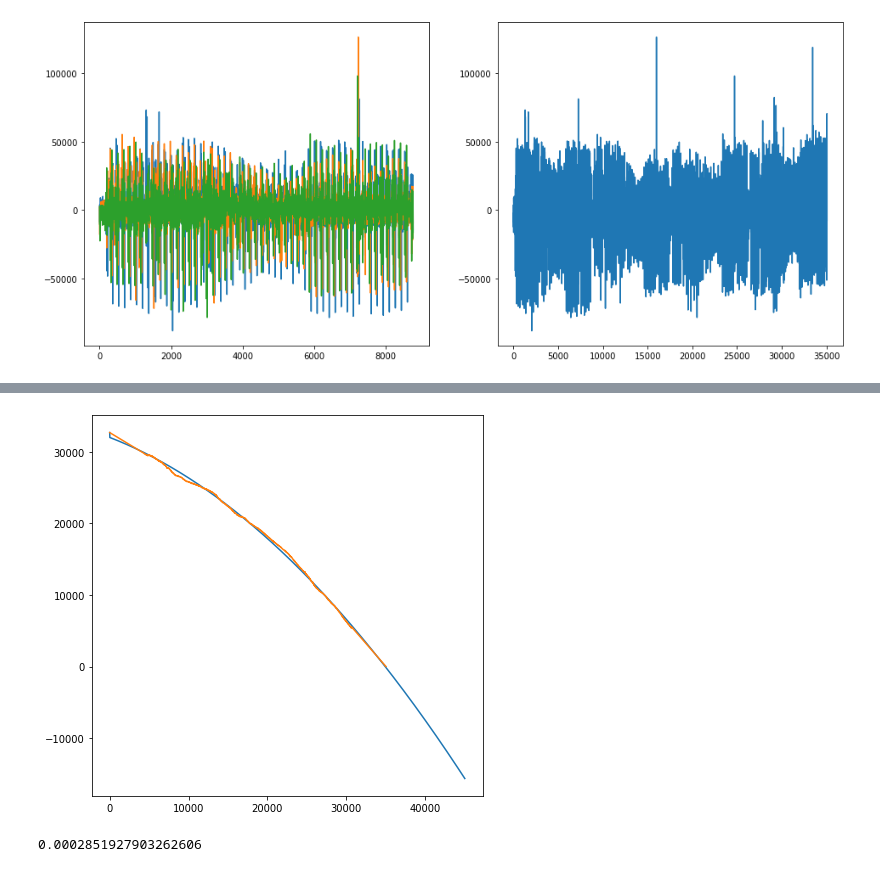
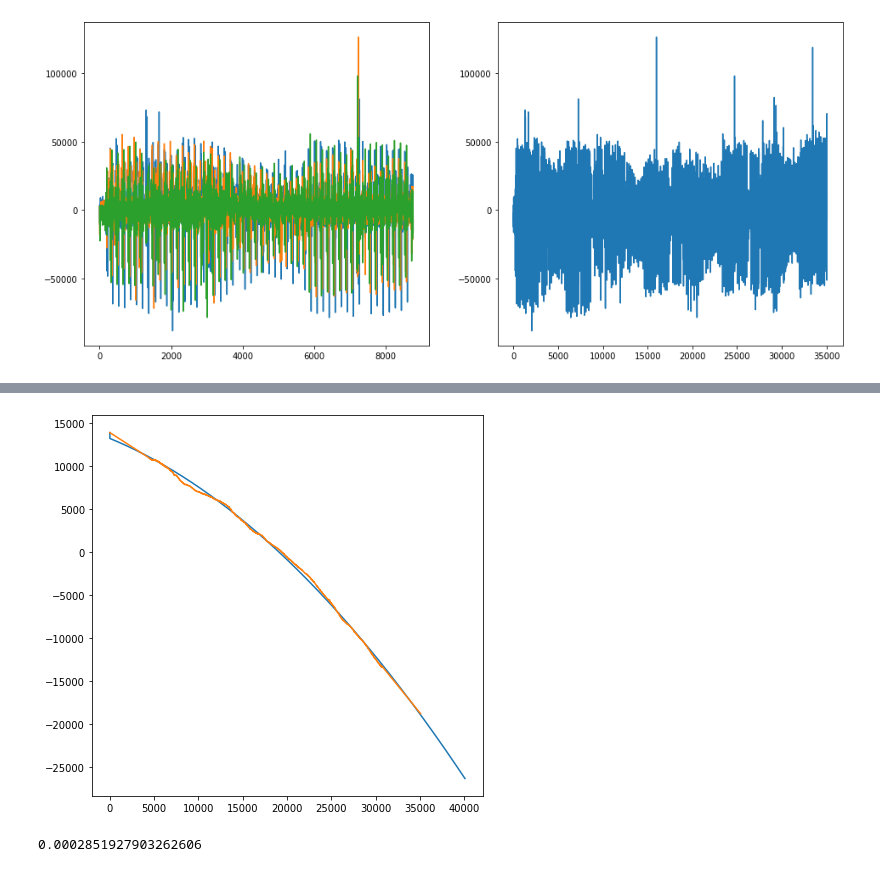
Before and after one commit to 0dminnimda/NTO_bigdata_2022_final, a Jupyter notebook: Baseline.ipynb, the cells around one changed output, grey strips where cells are left out. Drawn from its saved outputs; the diff is of its cells as text; code cells hidden in the pictures.

```diff
--- a/Baseline.ipynb
+++ b/Baseline.ipynb
@@ -161,11 +164,11 @@ print(popt)
 # %%
-_x_data = np.arange(len(global_trend) + 5000) - 5000
+_x_data = np.arange(len(global_trend) + 5000)
 plt.plot(_x_data, func(_x_data, *popt),
          label=f'fit: {popt}')#a=%5.3f, b=%5.3f, c=%5.3f' % tuple(popt))
 plt.plot(global_trend, label="data")
 plt.show()
 # %% [output]
-[figure, old version]
+[figure, new version]
 # %%
 with open("a.txt", "w", encoding="utf-8") as f:
     f.write(", ".join(list(map(str, zip(global_trend.index, global_trend)))))
```
Also changed, not shown: parts of 13 cells of this notebook.
